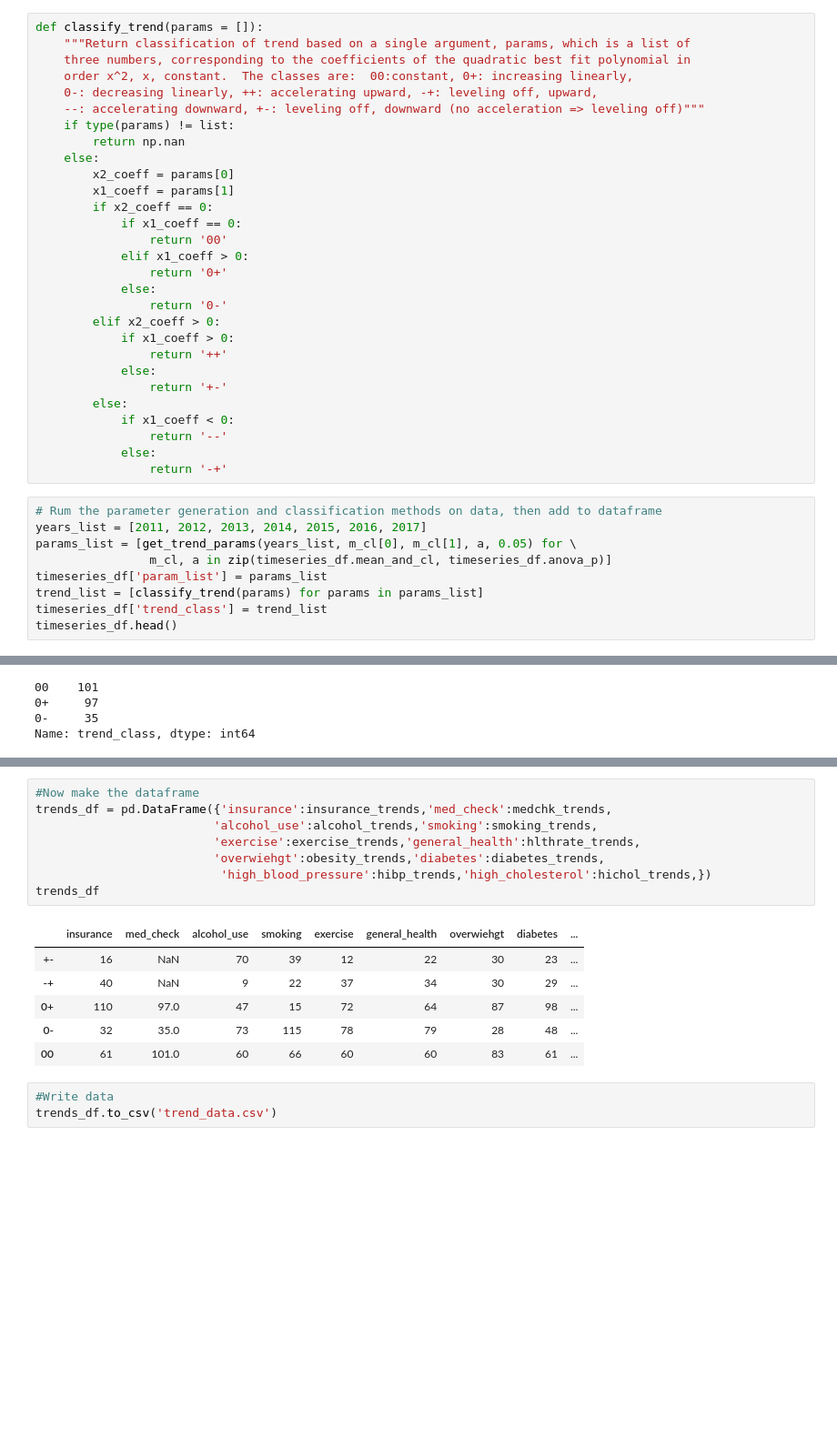
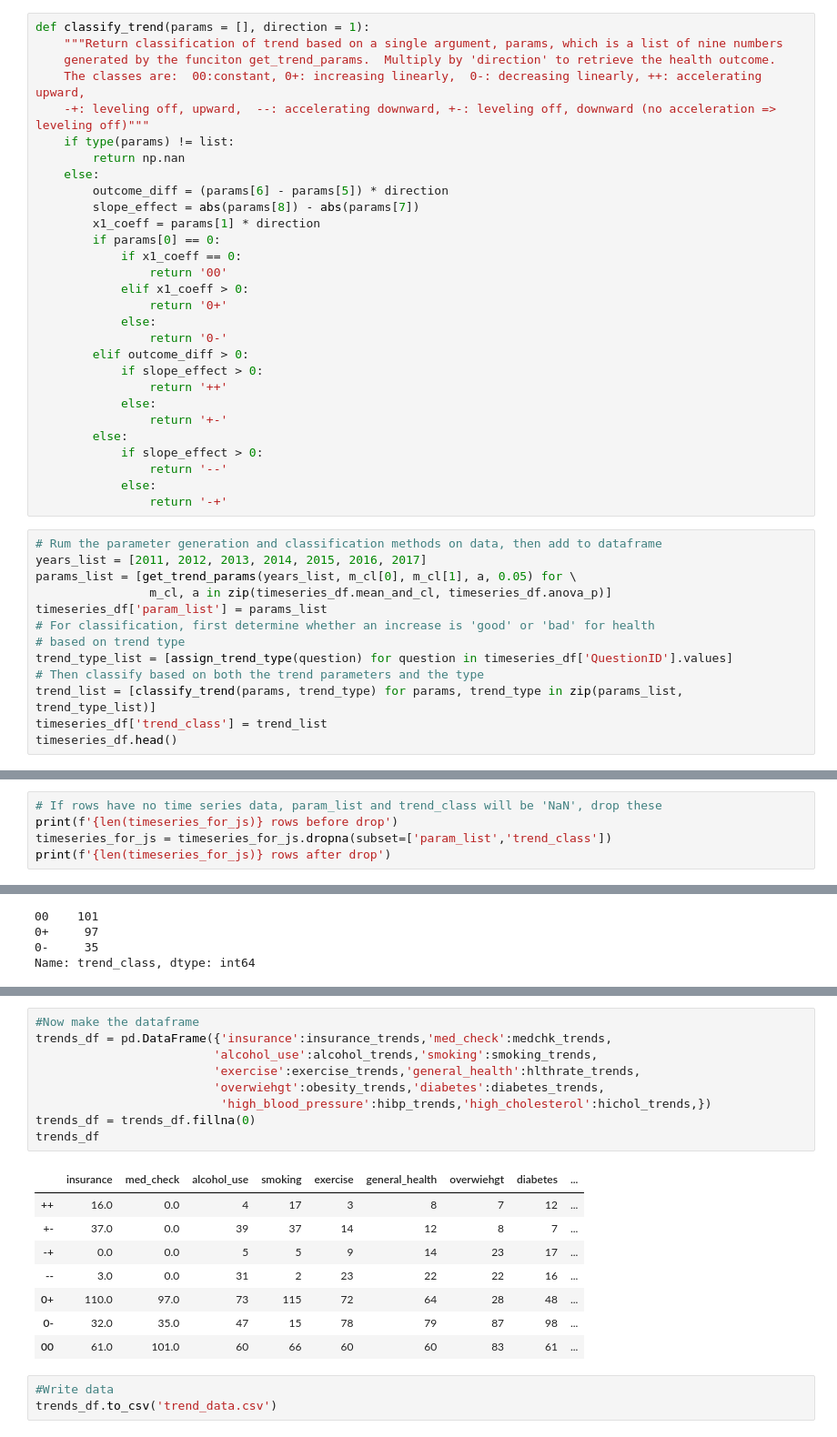
Before and after one commit to andrewguenthner/metro_health_trends, a Jupyter notebook: static/data/Pre-process Data.ipynb, the cells around one changed output, grey strips where cells are left out. Shown at 91% size. Cells and saved outputs as stored; diff of their text form; blank space fills up the shorter version.

```diff
--- a/static/data/Pre-process Data.ipynb
+++ b/static/data/Pre-process Data.ipynb
@@ -654,29 +684,29 @@ def get_trend_params(x = [], y = [], cl = [], alpha = 1.0, signif = 0.05):
 # %%
-def classify_trend(params = []):
-    """Return classification of trend based on a single argument, params, which is a list of
-    three numbers, corresponding to the coefficients of the quadratic best fit polynomial in
-    order x^2, x, constant.  The classes are:  00:constant, 0+: increasing linearly,
-    0-: decreasing linearly, ++: accelerating upward, -+: leveling off, upward,
-    --: accelerating downward, +-: leveling off, downward (no acceleration => leveling off)"""
+def classify_trend(params = [], direction = 1):
+    """Return classification of trend based on a single argument, params, which is a list of nine numbers
+    generated by the funciton get_trend_params.  Multiply by 'direction' to retrieve the health outcome.
+    The classes are:  00:constant, 0+: increasing linearly,  0-: decreasing linearly, ++: accelerating upward,
+    -+: leveling off, upward,  --: accelerating downward, +-: leveling off, downward (no acceleration => leveling off)"""
     if type(params) != list:
         return np.nan
     else:
-        x2_coeff = params[0]
-        x1_coeff = params[1]
-        if x2_coeff == 0:
+        outcome_diff = (params[6] - params[5]) * direction
+        slope_effect = abs(params[8]) - abs(params[7])
+        x1_coeff = params[1] * direction
+        if params[0] == 0:
             if x1_coeff == 0:
                 return '00'
             elif x1_coeff > 0:
                 return '0+'
             else:
                 return '0-'
-        elif x2_coeff > 0:
-            if x1_coeff > 0:
+        elif outcome_diff > 0:
+            if slope_effect > 0:
                 return '++'
             else:
                 return '+-'
         else:
-            if x1_coeff < 0:
+            if slope_effect > 0:
                 return '--'
             else:
                 return '-+'
@@ -686,7 +716,11 @@ years_list = [2011, 2012, 2013, 2014, 2015, 2016, 2017]
 params_list = [get_trend_params(years_list, m_cl[0], m_cl[1], a, 0.05) for \
                 m_cl, a in zip(timeseries_df.mean_and_cl, timeseries_df.anova_p)]
 timeseries_df['param_list'] = params_list
-trend_list = [classify_trend(params) for params in params_list]
+# For classification, first determine whether an increase is 'good' or 'bad' for health
+# based on trend type
+trend_type_list = [assign_trend_type(question) for question in timeseries_df['QuestionID'].values]
+# Then classify based on both the trend parameters and the type
+trend_list = [classify_trend(params, trend_type) for params, trend_type in zip(params_list, trend_type_list)]
 timeseries_df['trend_class'] = trend_list
 timeseries_df.head()
 # %% [output]
@@ -728,0 +749,5 @@ timeseries_for_js.iloc[420:430,:]
+# %%
+# If rows have no time series data, param_list and trend_class will be 'NaN', drop these
+print(f'{len(timeseries_for_js)} rows before drop')
+timeseries_for_js = timeseries_for_js.dropna(subset=['param_list','trend_class'])
+print(f'{len(timeseries_for_js)} rows after drop')
@@ -831,18 +874,21 @@ Name: trend_class, dtype: int64
 # %%
 #Now make the dataframe
 trends_df = pd.DataFrame({'insurance':insurance_trends,'med_check':medchk_trends,
                          'alcohol_use':alcohol_trends,'smoking':smoking_trends,
                          'exercise':exercise_trends,'general_health':hlthrate_trends,
                          'overwiehgt':obesity_trends,'diabetes':diabetes_trends,
                           'high_blood_pressure':hibp_trends,'high_cholesterol':hichol_trends,})
+trends_df = trends_df.fillna(0)
 trends_df
 # %% [output]
 |  | insurance | med_check | alcohol_use | smoking | exercise | general_health | overwiehgt | diabetes | ... |
-| +- | 16 | NaN | 70 | 39 | 12 | 22 | 30 | 23 | ... |
-| -+ | 40 | NaN | 9 | 22 | 37 | 34 | 30 | 29 | ... |
-| 0+ | 110 | 97.0 | 47 | 15 | 72 | 64 | 87 | 98 | ... |
-| 0- | 32 | 35.0 | 73 | 115 | 78 | 79 | 28 | 48 | ... |
-| 00 | 61 | 101.0 | 60 | 66 | 60 | 60 | 83 | 61 | ... |
+| ++ | 16.0 | 0.0 | 4 | 17 | 3 | 8 | 7 | 12 | ... |
+| +- | 37.0 | 0.0 | 39 | 37 | 14 | 12 | 8 | 7 | ... |
+| -+ | 0.0 | 0.0 | 5 | 5 | 9 | 14 | 23 | 17 | ... |
+| -- | 3.0 | 0.0 | 31 | 2 | 23 | 22 | 22 | 16 | ... |
+| 0+ | 110.0 | 97.0 | 73 | 115 | 72 | 64 | 28 | 48 | ... |
+| 0- | 32.0 | 35.0 | 47 | 15 | 78 | 79 | 87 | 98 | ... |
+| 00 | 61.0 | 101.0 | 60 | 66 | 60 | 60 | 83 | 61 | ... |
 # %%
 #Write data
 trends_df.to_csv('trend_data.csv')
```
Also changed, not shown: parts of 15 cells of this notebook, 5 other files.
